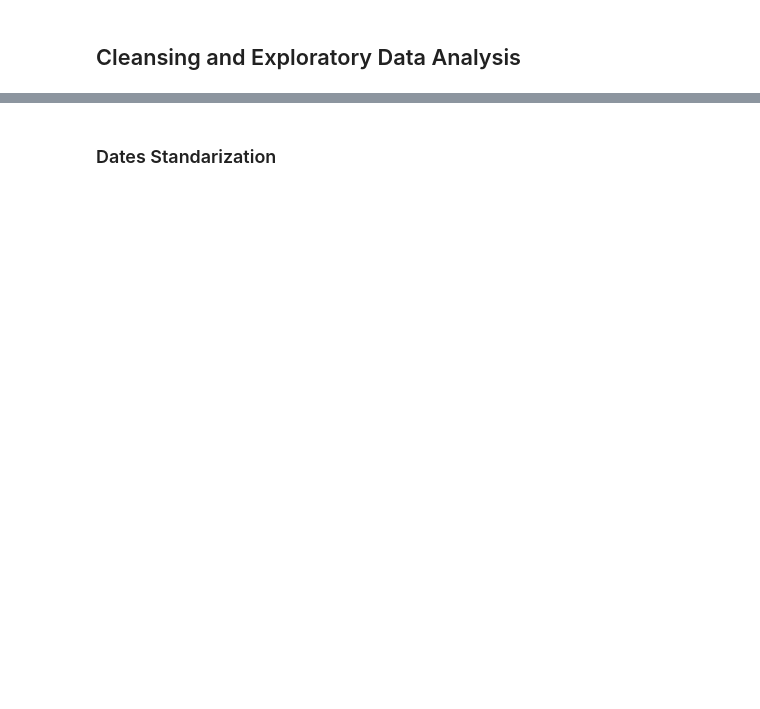
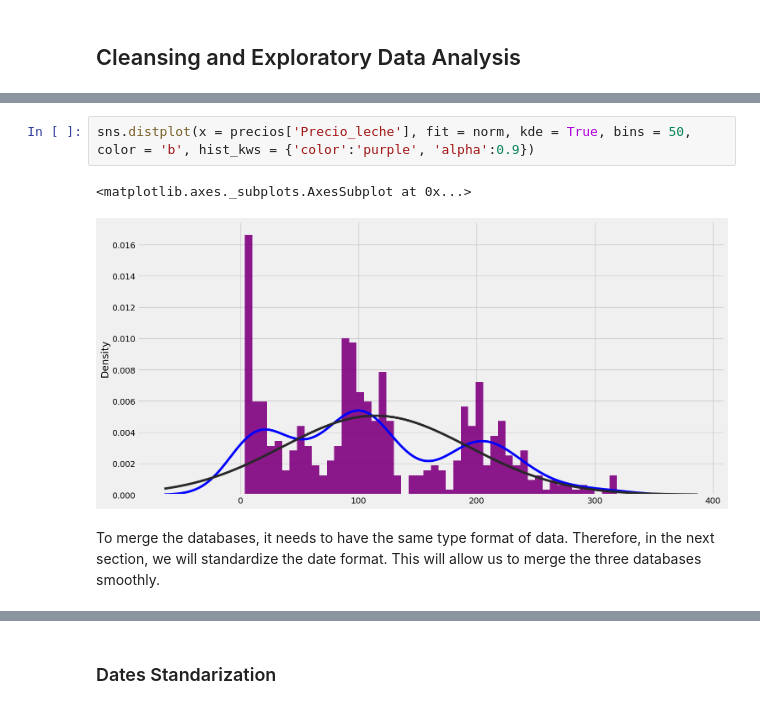
Before and after one commit to danisha20/MilkChallenge, a Jupyter notebook: daniela_analisis.ipynb, the cells around one changed output, grey strips where cells are left out. Drawn from its saved outputs; the diff is of its cells as text; blank space fills up the shorter version.

```diff
--- a/daniela_analisis.ipynb
+++ b/daniela_analisis.ipynb
@@ -57,0 +116,7 @@ varMacr.head()
+# %%
+sns.distplot(x = precios['Precio_leche'], fit = norm, kde = True, bins = 50, color = 'b', hist_kws = {'color':'purple', 'alpha':0.9})
+# %% [output]
+<matplotlib.axes._subplots.AxesSubplot at 0x...>
+[figure, added]
+# %% [markdown]
+To merge the databases, it needs to have the same type format of data. Therefore, in the next section, we will standardize the date format. This will allow us to merge the three databases smoothly.
```
Also changed, not shown: parts of 123 cells of this notebook, 4 other files.
